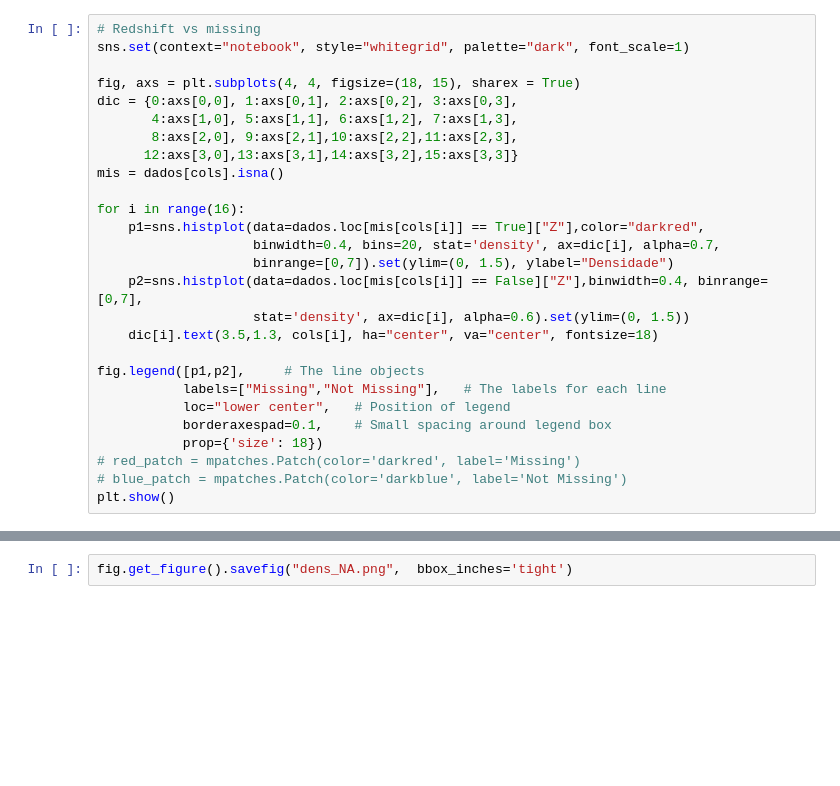
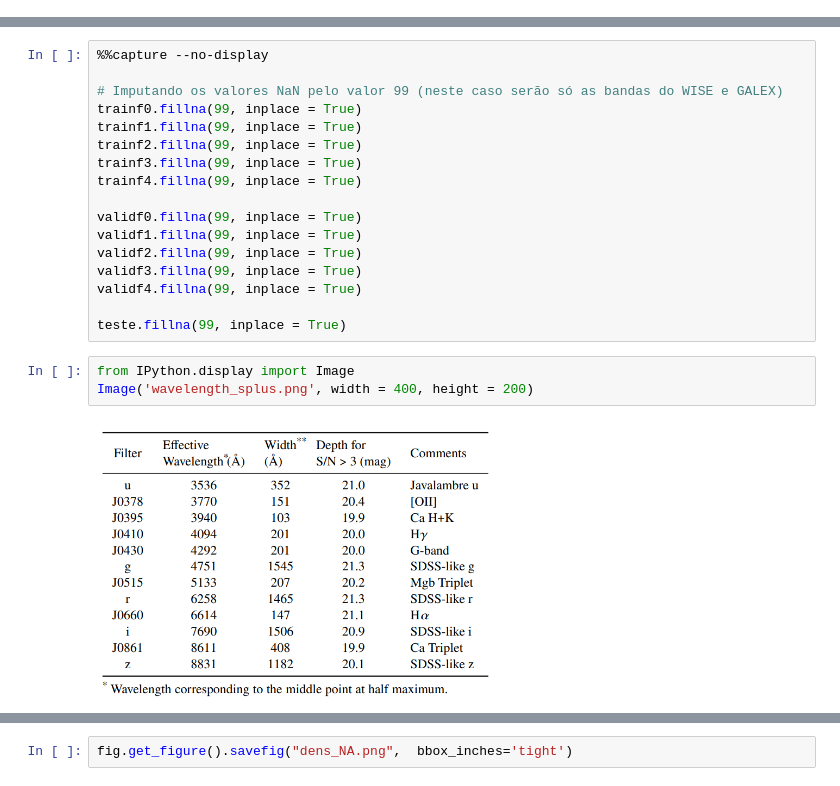
Before and after one commit to GabrielaPereiraSoares/Projeto_TCC, a Jupyter notebook: Analise_Descritiva.ipynb, the cells around one changed output, grey strips where cells are left out. Drawn from its saved outputs; the diff is of its cells as text; blank space fills up the shorter version.

```diff
--- a/Analise_Descritiva.ipynb
+++ b/Analise_Descritiva.ipynb
@@ -227,27 +0,0 @@ Agora vamos analisar o _redshift_ e ver também como os valores _missing_ nas ma
-# %%
-# Redshift vs missing
-sns.set(context="notebook", style="whitegrid", palette="dark", font_scale=1)
-
-fig, axs = plt.subplots(4, 4, figsize=(18, 15), sharex = True)
-dic = {0:axs[0,0], 1:axs[0,1], 2:axs[0,2], 3:axs[0,3],
-       4:axs[1,0], 5:axs[1,1], 6:axs[1,2], 7:axs[1,3],
-       8:axs[2,0], 9:axs[2,1],10:axs[2,2],11:axs[2,3],
-      12:axs[3,0],13:axs[3,1],14:axs[3,2],15:axs[3,3]}
-mis = dados[cols].isna()
-
-for i in range(16):
-    p1=sns.histplot(data=dados.loc[mis[cols[i]] == True]["Z"],color="darkred",
-                    binwidth=0.4, bins=20, stat='density', ax=dic[i], alpha=0.7,
-                    binrange=[0,7]).set(ylim=(0, 1.5), ylabel="Densidade")
-    p2=sns.histplot(data=dados.loc[mis[cols[i]] == False]["Z"],binwidth=0.4, binrange=[0,7],
-                    stat='density', ax=dic[i], alpha=0.6).set(ylim=(0, 1.5))
-    dic[i].text(3.5,1.3, cols[i], ha="center", va="center", fontsize=18)
-
-fig.legend([p1,p2],     # The line objects
-           labels=["Missing","Not Missing"],   # The labels for each line
-           loc="lower center",   # Position of legend
-           borderaxespad=0.1,    # Small spacing around legend box
-           prop={'size': 18})
-# red_patch = mpatches.Patch(color='darkred', label='Missing')
-# blue_patch = mpatches.Patch(color='darkblue', label='Not Missing')
-plt.show()
@@ -255,0 +148,22 @@ plt.show()
+# %%
+%%capture --no-display
+
+# Imputando os valores NaN pelo valor 99 (neste caso serão só as bandas do WISE e GALEX)
+trainf0.fillna(99, inplace = True)
+trainf1.fillna(99, inplace = True)
+trainf2.fillna(99, inplace = True)
+trainf3.fillna(99, inplace = True)
+trainf4.fillna(99, inplace = True)
+
+validf0.fillna(99, inplace = True)
+validf1.fillna(99, inplace = True)
+validf2.fillna(99, inplace = True)
+validf3.fillna(99, inplace = True)
+validf4.fillna(99, inplace = True)
+
+teste.fillna(99, inplace = True)
+# %%
+from IPython.display import Image
+Image('wavelength_splus.png', width = 400, height = 200)
+# %% [output]
+[figure, added]
```
Also changed, not shown: parts of 87 cells of this notebook, 7 other files.
